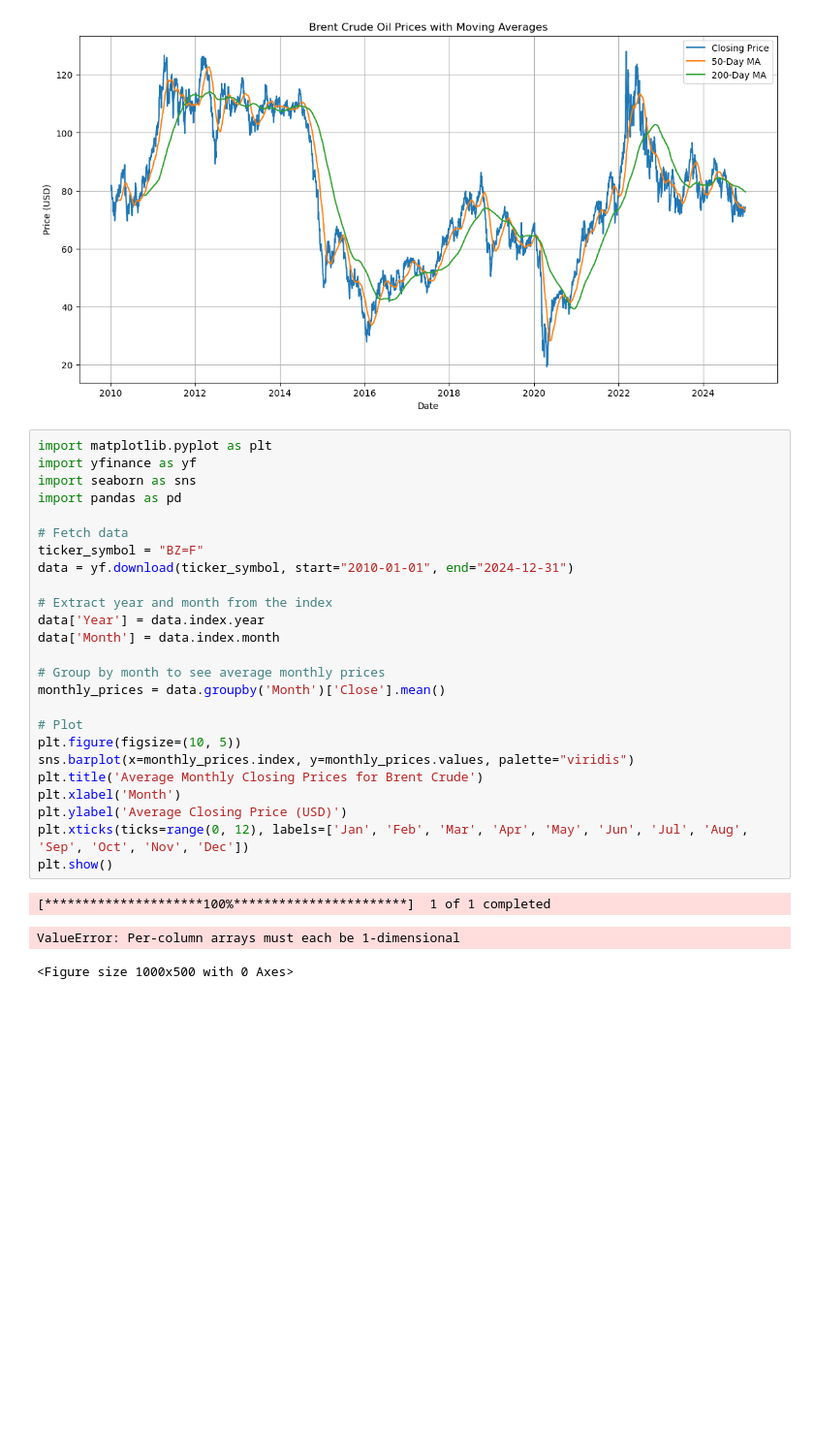
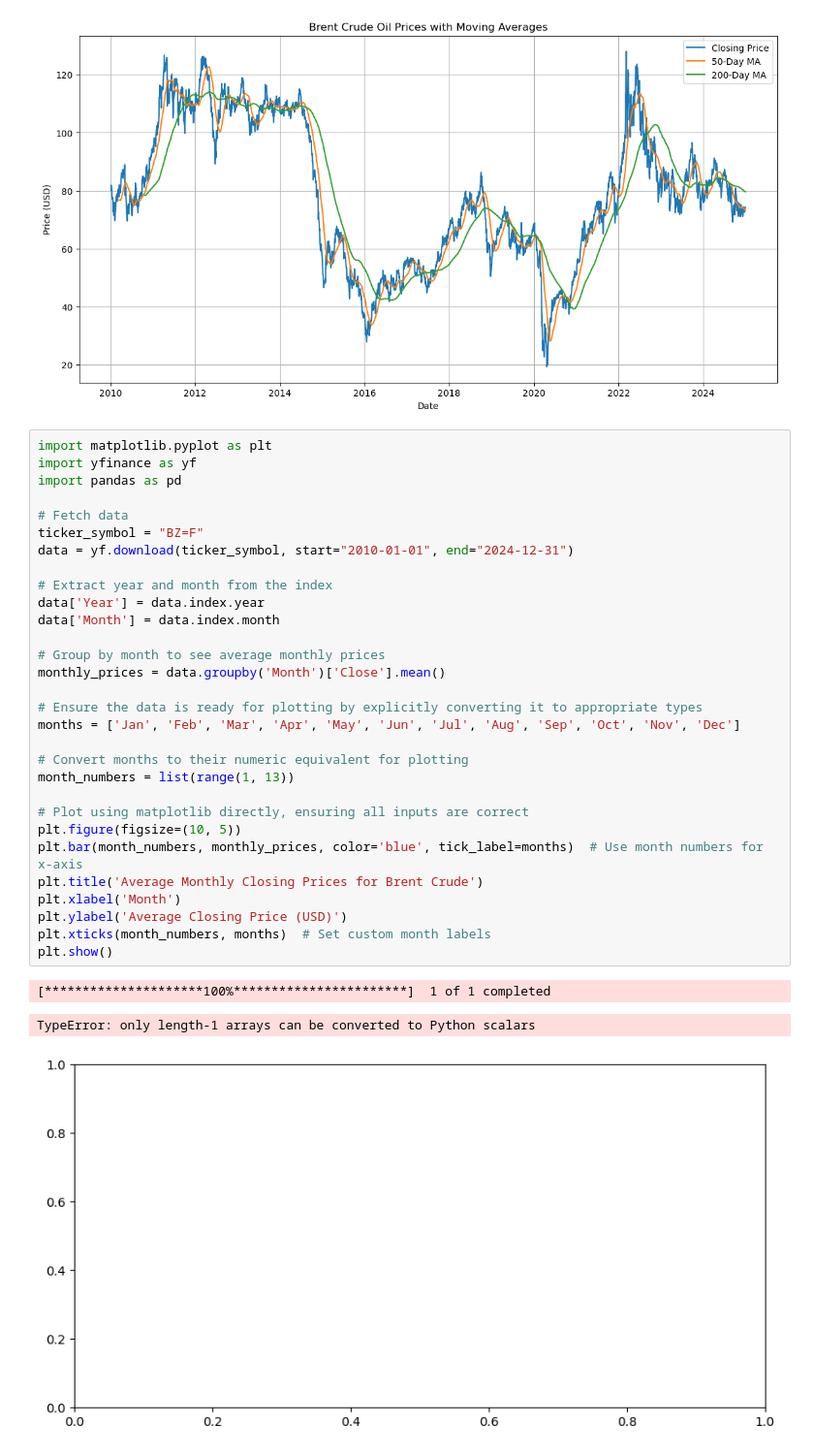
Before and after one commit to rodihoto/Brent-Crude-Oil-Price-Forecasting, a Jupyter notebook: exploratory_analysis.ipynb, the cells around one changed output. Shown at 97% size. Cells and saved outputs as stored; diff of their text form; blank space fills up the shorter version.

```diff
--- a/exploratory_analysis.ipynb
+++ b/exploratory_analysis.ipynb
@@ -171,32 +171,37 @@ plt.show()
 # %%
 import matplotlib.pyplot as plt
 import yfinance as yf
-import seaborn as sns
 import pandas as pd
 
 # Fetch data
 ticker_symbol = "BZ=F"
 data = yf.download(ticker_symbol, start="2010-01-01", end="2024-12-31")
 
 # Extract year and month from the index
 data['Year'] = data.index.year
 data['Month'] = data.index.month
 
 # Group by month to see average monthly prices
 monthly_prices = data.groupby('Month')['Close'].mean()
 
-# Plot
+# Ensure the data is ready for plotting by explicitly converting it to appropriate types
+months = ['Jan', 'Feb', 'Mar', 'Apr', 'May', 'Jun', 'Jul', 'Aug', 'Sep', 'Oct', 'Nov', 'Dec']
+
+# Convert months to their numeric equivalent for plotting
+month_numbers = list(range(1, 13))
+
+# Plot using matplotlib directly, ensuring all inputs are correct
 plt.figure(figsize=(10, 5))
-sns.barplot(x=monthly_prices.index, y=monthly_prices.values, palette="viridis")
+plt.bar(month_numbers, monthly_prices, color='blue', tick_label=months)  # Use month numbers for x-axis
 plt.title('Average Monthly Closing Prices for Brent Crude')
 plt.xlabel('Month')
 plt.ylabel('Average Closing Price (USD)')
-plt.xticks(ticks=range(0, 12), labels=['Jan', 'Feb', 'Mar', 'Apr', 'May', 'Jun', 'Jul', 'Aug', 'Sep', 'Oct', 'Nov', 'Dec'])
+plt.xticks(month_numbers, months)  # Set custom month labels
 plt.show()
 # %% [output]
 [*********************100%***********************]  1 of 1 completed
-ValueError: Per-column arrays must each be 1-dimensional
+TypeError: only length-1 arrays can be converted to Python scalars
-<Figure size 1000x500 with 0 Axes>
+[figure, added]
 # %%
 import yfinance as yf
 from statsmodels.tsa.arima.model import ARIMA
```
Also changed, not shown: parts of 1 cell of this notebook.
